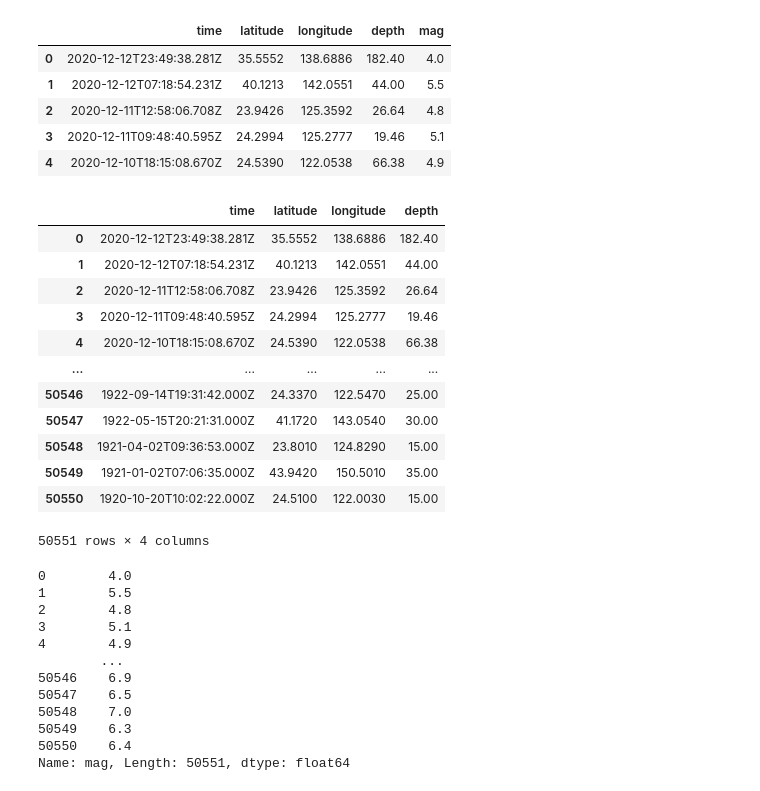
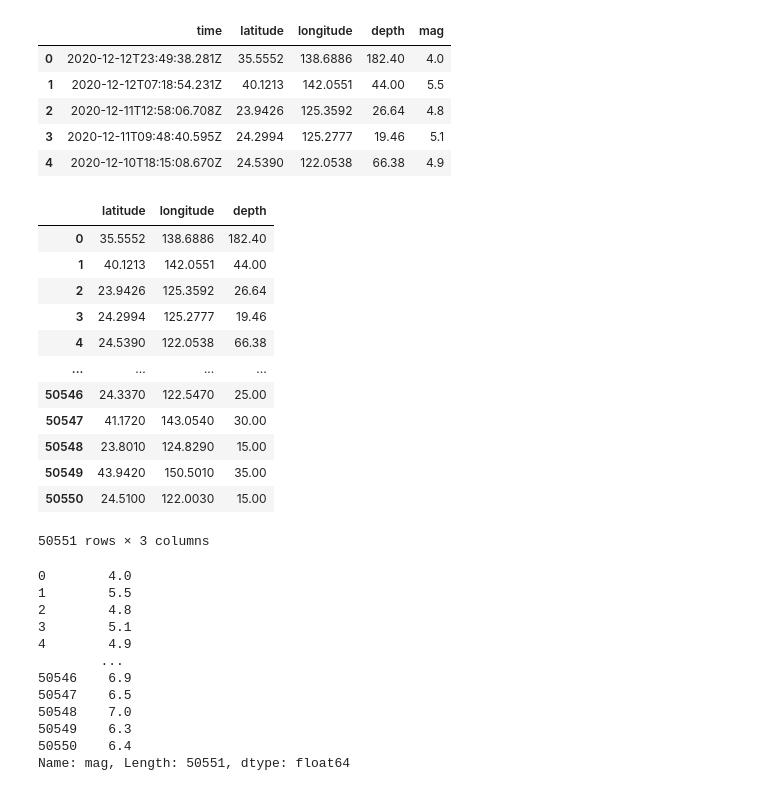
Before and after one commit to Genesis801/Earthquake_Predictor, a Jupyter notebook: notebooks/model.ipynb, the cells around one changed output. Cells and saved outputs as stored; diff of their text form; code cells hidden in the pictures.

Commit message:
Model trained with dataset

```diff
--- a/notebooks/model.ipynb
+++ b/notebooks/model.ipynb
@@ -38,22 +38,22 @@ train_df.head()
 | 3 | 2020-12-11T09:48:40.595Z | 24.2994 | 125.2777 | 19.46 | 5.1 |
 | 4 | 2020-12-10T18:15:08.670Z | 24.5390 | 122.0538 | 66.38 | 4.9 |
 # %%
-X = train_df.drop(columns=['mag'],axis=1)
+X = train_df.drop(columns=['mag','time'],axis=1)
 X
 # %% [output]
-|  | time | latitude | longitude | depth |
-| 0 | 2020-12-12T23:49:38.281Z | 35.5552 | 138.6886 | 182.40 |
-| 1 | 2020-12-12T07:18:54.231Z | 40.1213 | 142.0551 | 44.00 |
-| 2 | 2020-12-11T12:58:06.708Z | 23.9426 | 125.3592 | 26.64 |
-| 3 | 2020-12-11T09:48:40.595Z | 24.2994 | 125.2777 | 19.46 |
-| 4 | 2020-12-10T18:15:08.670Z | 24.5390 | 122.0538 | 66.38 |
-| ... | ... | ... | ... | ... |
-| 50546 | 1922-09-14T19:31:42.000Z | 24.3370 | 122.5470 | 25.00 |
-| 50547 | 1922-05-15T20:21:31.000Z | 41.1720 | 143.0540 | 30.00 |
-| 50548 | 1921-04-02T09:36:53.000Z | 23.8010 | 124.8290 | 15.00 |
-| 50549 | 1921-01-02T07:06:35.000Z | 43.9420 | 150.5010 | 35.00 |
-| 50550 | 1920-10-20T10:02:22.000Z | 24.5100 | 122.0030 | 15.00 |
+|  | latitude | longitude | depth |
+| 0 | 35.5552 | 138.6886 | 182.40 |
+| 1 | 40.1213 | 142.0551 | 44.00 |
+| 2 | 23.9426 | 125.3592 | 26.64 |
+| 3 | 24.2994 | 125.2777 | 19.46 |
+| 4 | 24.5390 | 122.0538 | 66.38 |
+| ... | ... | ... | ... |
+| 50546 | 24.3370 | 122.5470 | 25.00 |
+| 50547 | 41.1720 | 143.0540 | 30.00 |
+| 50548 | 23.8010 | 124.8290 | 15.00 |
+| 50549 | 43.9420 | 150.5010 | 35.00 |
+| 50550 | 24.5100 | 122.0030 | 15.00 |
-50551 rows × 4 columns
+50551 rows × 3 columns
 # %%
 y = train_df['mag']
 y
```
Also changed, not shown: parts of 9 cells of this notebook, 4 other files.
